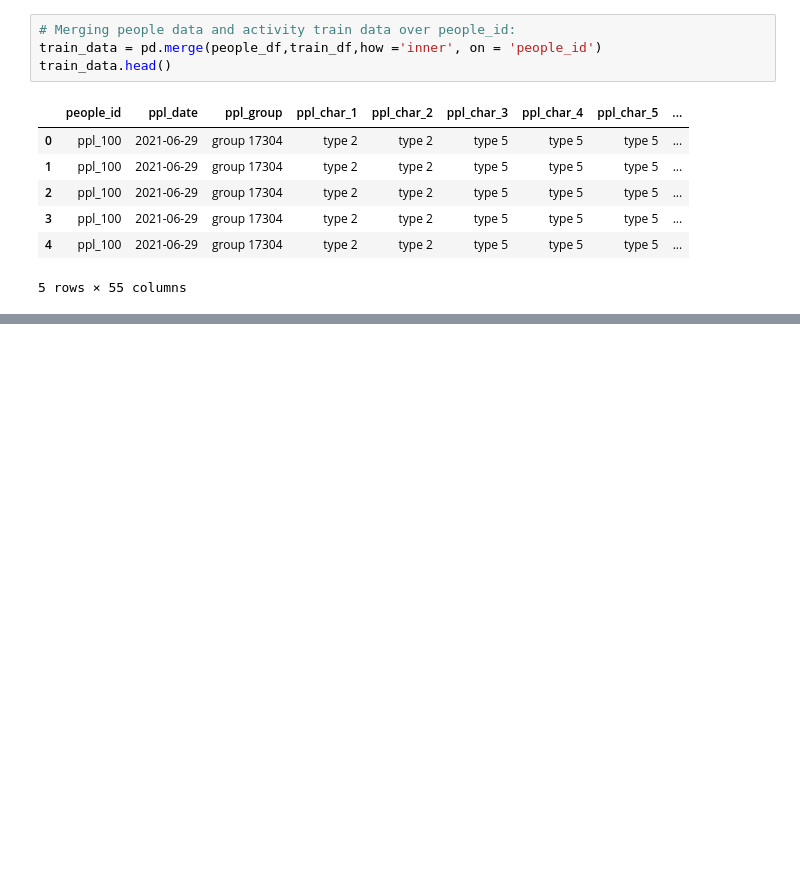
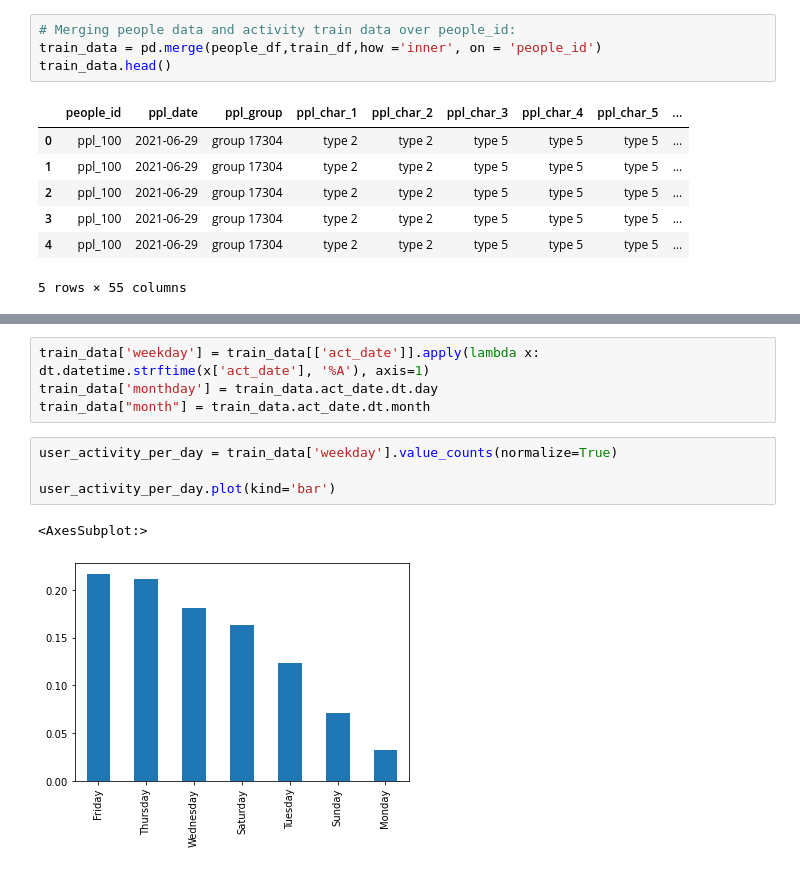
Before and after one commit to HeyIts-RJ/predicting-red-hat-business-value, a Jupyter notebook: final-project.ipynb, the cells around one changed output, grey strips where cells are left out. Saved outputs shown, nothing was run; the diff lists cells and outputs as text; blank space fills up the shorter version.

```diff
--- a/final-project.ipynb
+++ b/final-project.ipynb
@@ -312,3 +314,14 @@ plt.xlabel('Total',fontsize = 25,fontweight="bold",fontname="Times New Roman")
 plt.show()
 # %% [output]
 [figure]
+# %%
+train_data['weekday'] = train_data[['act_date']].apply(lambda x: dt.datetime.strftime(x['act_date'], '%A'), axis=1)
+train_data['monthday'] = train_data.act_date.dt.day
+train_data["month"] = train_data.act_date.dt.month
+# %%
+user_activity_per_day = train_data['weekday'].value_counts(normalize=True)
+
+user_activity_per_day.plot(kind='bar')
+# %% [output]
+<AxesSubplot:>
+[figure, added]
```
Also changed, not shown: parts of 7 cells of this notebook.
